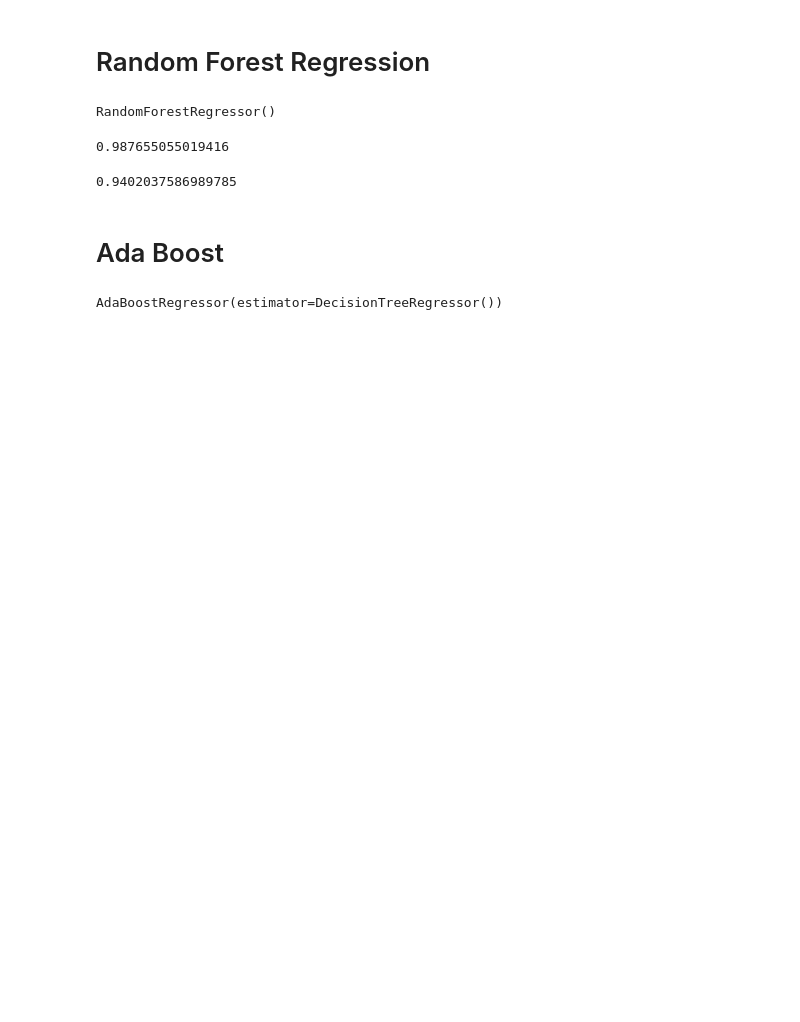
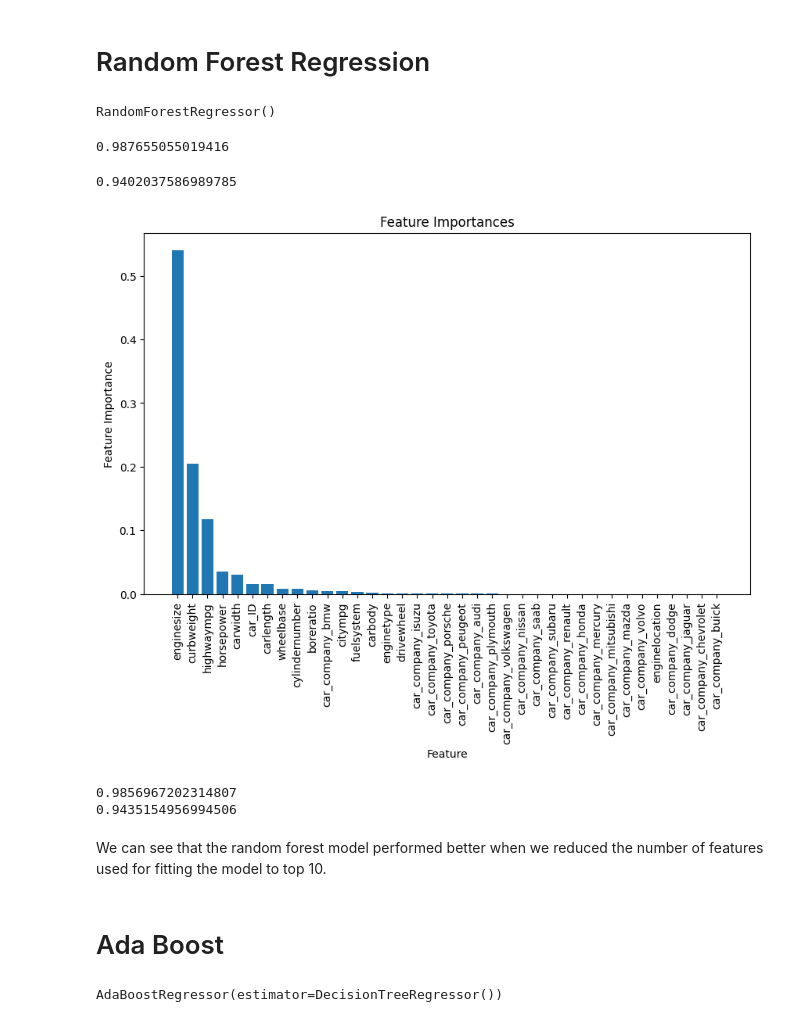
Before and after one commit to sukrutimallesh/Car-price-prediction-model, a Jupyter notebook: car_prediction_model/data_cleaning.ipynb, the cells around one changed output. Cells and saved outputs as stored; diff of their text form; code cells hidden in the pictures; blank space fills up the shorter version.

Commit message:
did pruning

```diff
--- a/car_prediction_model/data_cleaning.ipynb
+++ b/car_prediction_model/data_cleaning.ipynb
@@ -829,0 +865,20 @@ Another effective technique to combat overfitting is ensemble learning, where mu
+# %%
+# Define the hyperparameters to search over for post-pruning
+param_grid_post_pruning = {
+    'max_depth': [3, 5, 7, None]
+}
+
+# Perform grid search with cross-validation for post-pruning
+grid_search_post_pruning = GridSearchCV(dtr_pre_pruned, param_grid_post_pruning, cv=5, scoring='neg_mean_squared_error')
+grid_search_post_pruning.fit(X_train, y_train)
+
+# Get the best hyperparameters from grid search for post-pruning
+best_max_depth_post_pruning = grid_search_post_pruning.best_params_['max_depth']
+
+# Instantiate the post-pruned decision tree with the best hyperparameters
+dtr_post_pruned = DecisionTreeRegressor(max_depth=best_max_depth_post_pruning, min_samples_leaf=best_min_samples_leaf_pre_pruning)
+
+# Fit the post-pruned decision tree with the best hyperparameters
+dtr_post_pruned.fit(X_train, y_train)
+print(dtr_post_pruned.score(X_train, y_train))
+print(dtr_post_pruned.score(X_test, y_test))
@@ -842,6 +903,40 @@ rfr.score(X_train, y_train)
 rfr.score(X_test, y_test)
 # %% [output]
 0.9402037586989785
+# %%
+# Get feature importances
+importances = rfr.feature_importances_
+feature_names = X_train.columns
+indices = np.argsort(importances)[::-1]
+
+# Plot feature importances
+plt.figure(figsize=(10, 6))
+plt.title("Feature Importances")
+plt.bar(range(X_train.shape[1]), importances[indices], align="center")
+plt.xticks(range(X_train.shape[1]), feature_names[indices], rotation=90)  # Use feature names for x-axis labels
+plt.xlabel("Feature")
+plt.ylabel("Feature Importance")
+plt.show()
+# %% [output]
+[figure, added]
+# %%
+# Create a selector object that selects the top 10 features based on importances
+selector = SelectFromModel(rfr, max_features=10)
+selector.fit(X_train, y_train)
+
+# Transform the original features to select only the top 10 features
+X_train_top10 = selector.transform(X_train)
+
+# Train the model using only the top 10 features
+rfr_top10 = RandomForestRegressor()
+rfr_top10.fit(X_train_top10, y_train)
+print(rfr_top10.score(X_train_top10, y_train))
+print(rfr_top10.score(selector.transform(X_test), y_test))
+# %% [output]
+0.9856967202314807
+0.9435154956994506
+# %% [markdown]
+We can see that the random forest model performed better when we reduced the number of features used for fitting the model to top 10.
 # %% [markdown]
 # Ada Boost
 # %%
```
Also changed, not shown: parts of 14 cells of this notebook.
